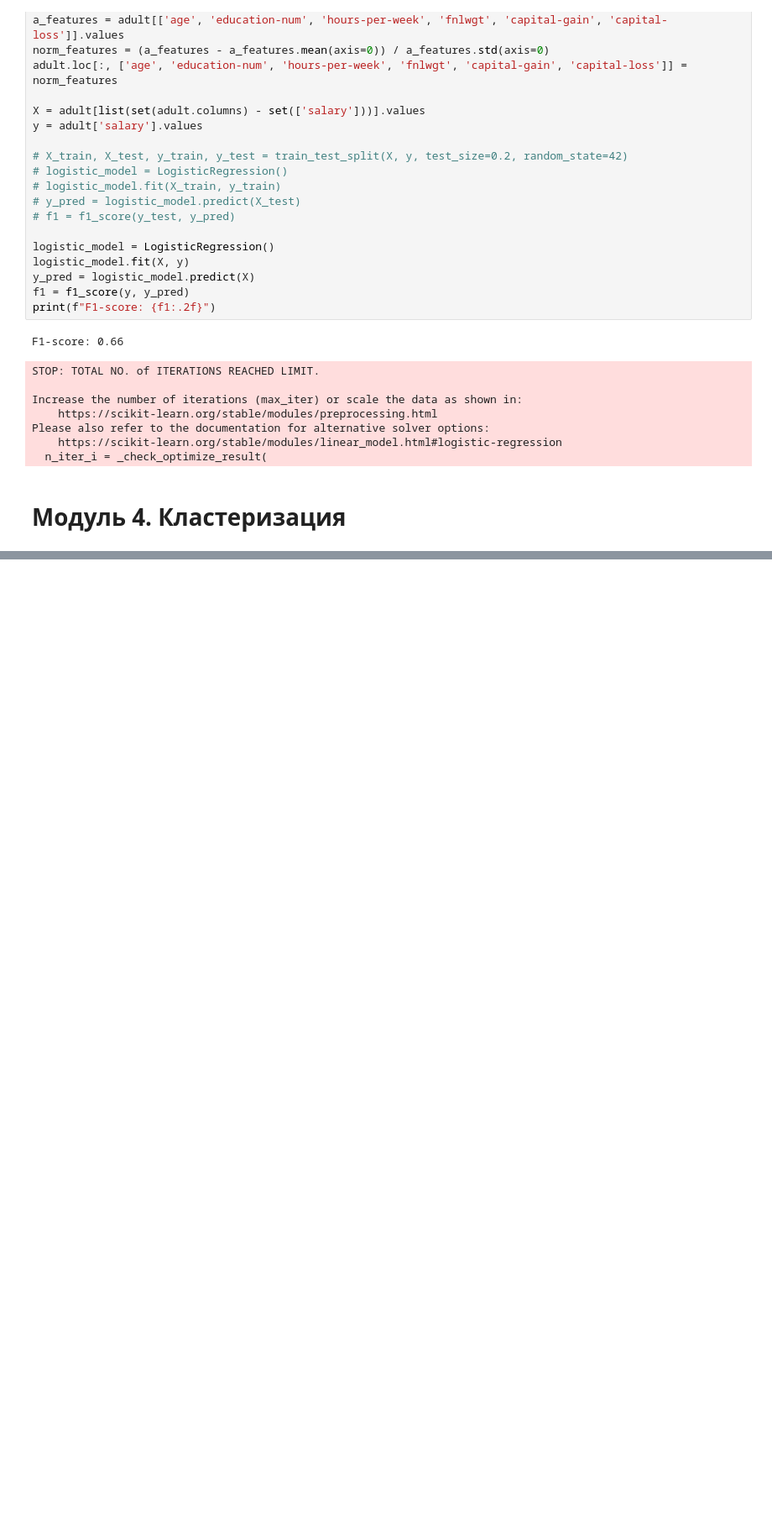
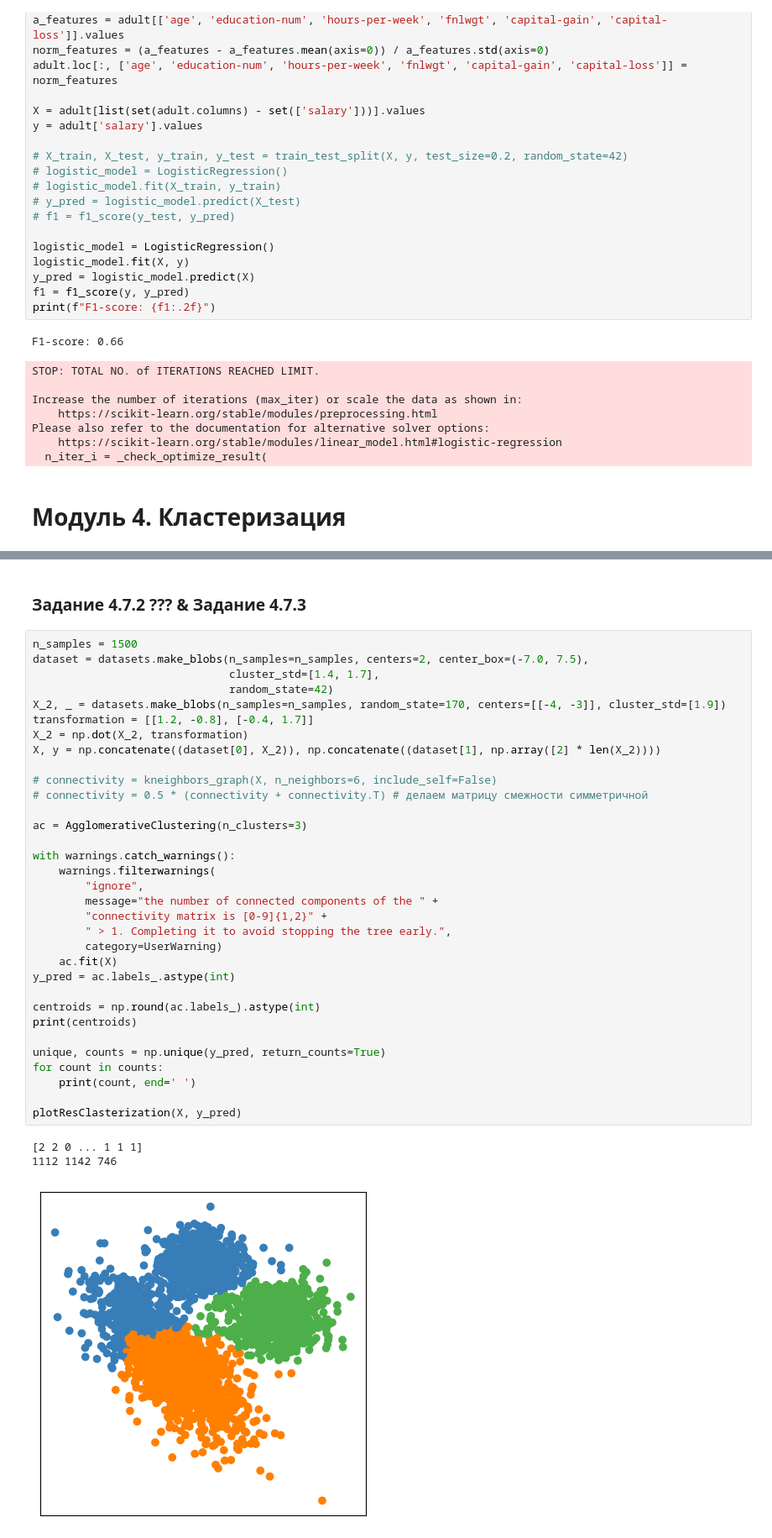
Before and after one commit to Rybaakovaa/ML_DL, a Jupyter notebook: Homework.ipynb, the cells around one changed output, grey strips where cells are left out. Shown at 84% size. Cells and saved outputs as stored; diff of their text form; blank space fills up the shorter version.

```diff
--- a/Homework.ipynb
+++ b/Homework.ipynb
@@ -1093,0 +1092,39 @@ for i, (X, k_means_params) in enumerate(datasets_params_list, start=1):
+# %% [markdown]
+### Задание 4.7.2 ??? & Задание 4.7.3
+# %%
+n_samples = 1500
+dataset = datasets.make_blobs(n_samples=n_samples, centers=2, center_box=(-7.0, 7.5),
+                              cluster_std=[1.4, 1.7],
+                              random_state=42)
+X_2, _ = datasets.make_blobs(n_samples=n_samples, random_state=170, centers=[[-4, -3]], cluster_std=[1.9])
+transformation = [[1.2, -0.8], [-0.4, 1.7]]
+X_2 = np.dot(X_2, transformation)
+X, y = np.concatenate((dataset[0], X_2)), np.concatenate((dataset[1], np.array([2] * len(X_2))))
+
+# connectivity = kneighbors_graph(X, n_neighbors=6, include_self=False)
+# connectivity = 0.5 * (connectivity + connectivity.T) # делаем матрицу смежности симметричной
+
+ac = AgglomerativeClustering(n_clusters=3)
+
+with warnings.catch_warnings():
+    warnings.filterwarnings(
+        "ignore",
+        message="the number of connected components of the " +
+        "connectivity matrix is [0-9]{1,2}" +
+        " > 1. Completing it to avoid stopping the tree early.",
+        category=UserWarning)
+    ac.fit(X)
+y_pred = ac.labels_.astype(int)
+
+centroids = np.round(ac.labels_).astype(int)
+print(centroids)
+
+unique, counts = np.unique(y_pred, return_counts=True)
+for count in counts:
+    print(count, end=' ')
+
+plotResClasterization(X, y_pred)
+# %% [output]
+[2 2 0 ... 1 1 1]
+1112 1142 746
+[figure, added]
```
Also changed, not shown: parts of 30 cells of this notebook.
